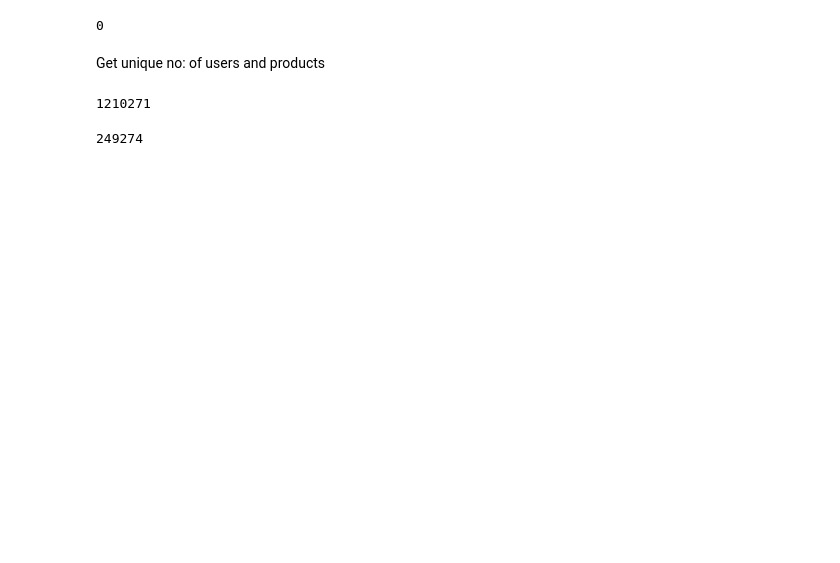
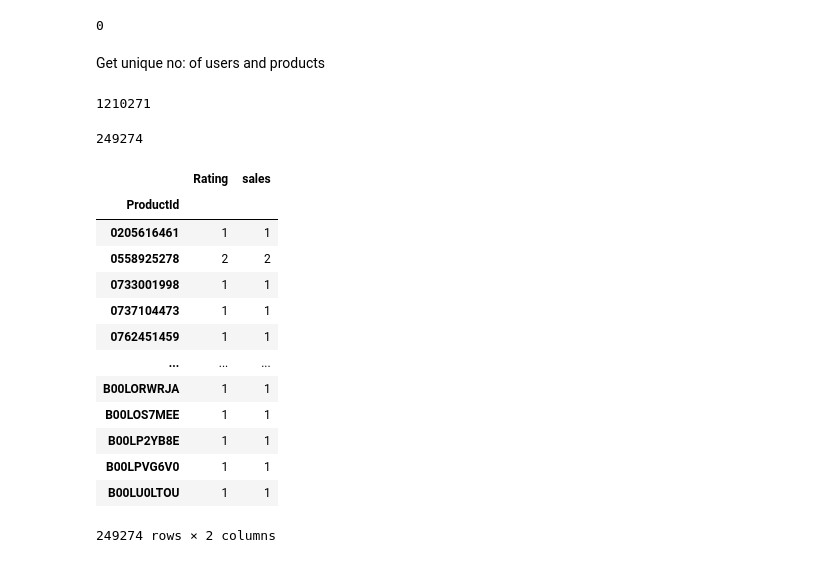
Before and after one commit to vgtgayan/rec-sys, a Jupyter notebook: eda.ipynb, the cells around one changed output. Drawn from its saved outputs; the diff is of its cells as text; code cells hidden in the pictures; blank space fills up the shorter version.

```diff
--- a/eda.ipynb
+++ b/eda.ipynb
@@ -65,3 +97,21 @@ df.UserId.nunique()
 df.ProductId.nunique()
 # %% [output]
 249274
+# %%
+agg_df['sales'] = pd.DataFrame(df.groupby('ProductId')['Rating'].count())
+agg_df
+# %% [output]
+|  | Rating | sales |
+| ProductId |  |  |
+| 0205616461 | 1 | 1 |
+| 0558925278 | 2 | 2 |
+| 0733001998 | 1 | 1 |
+| 0737104473 | 1 | 1 |
+| 0762451459 | 1 | 1 |
+| ... | ... | ... |
+| B00LORWRJA | 1 | 1 |
+| B00LOS7MEE | 1 | 1 |
+| B00LP2YB8E | 1 | 1 |
+| B00LPVG6V0 | 1 | 1 |
+| B00LU0LTOU | 1 | 1 |
+249274 rows × 2 columns
```
Also changed, not shown: parts of 10 cells of this notebook, 4 other files.
